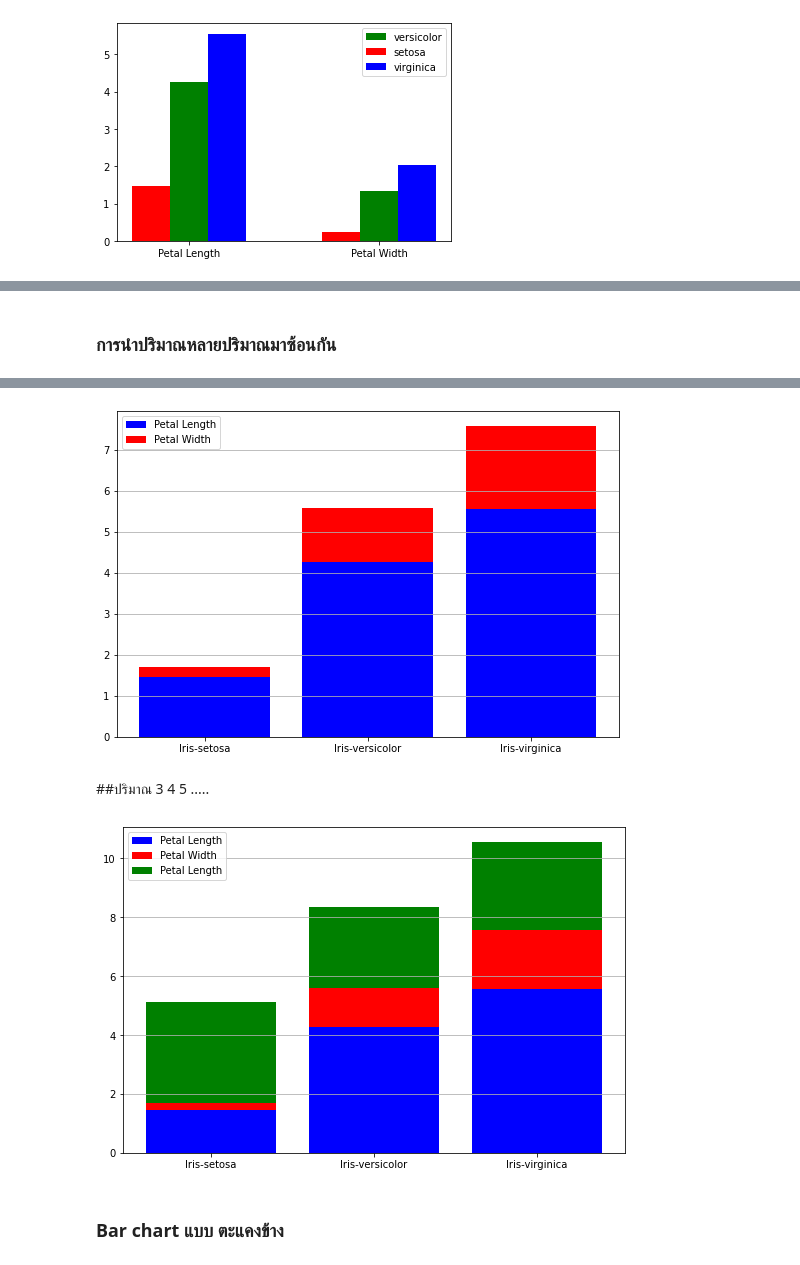
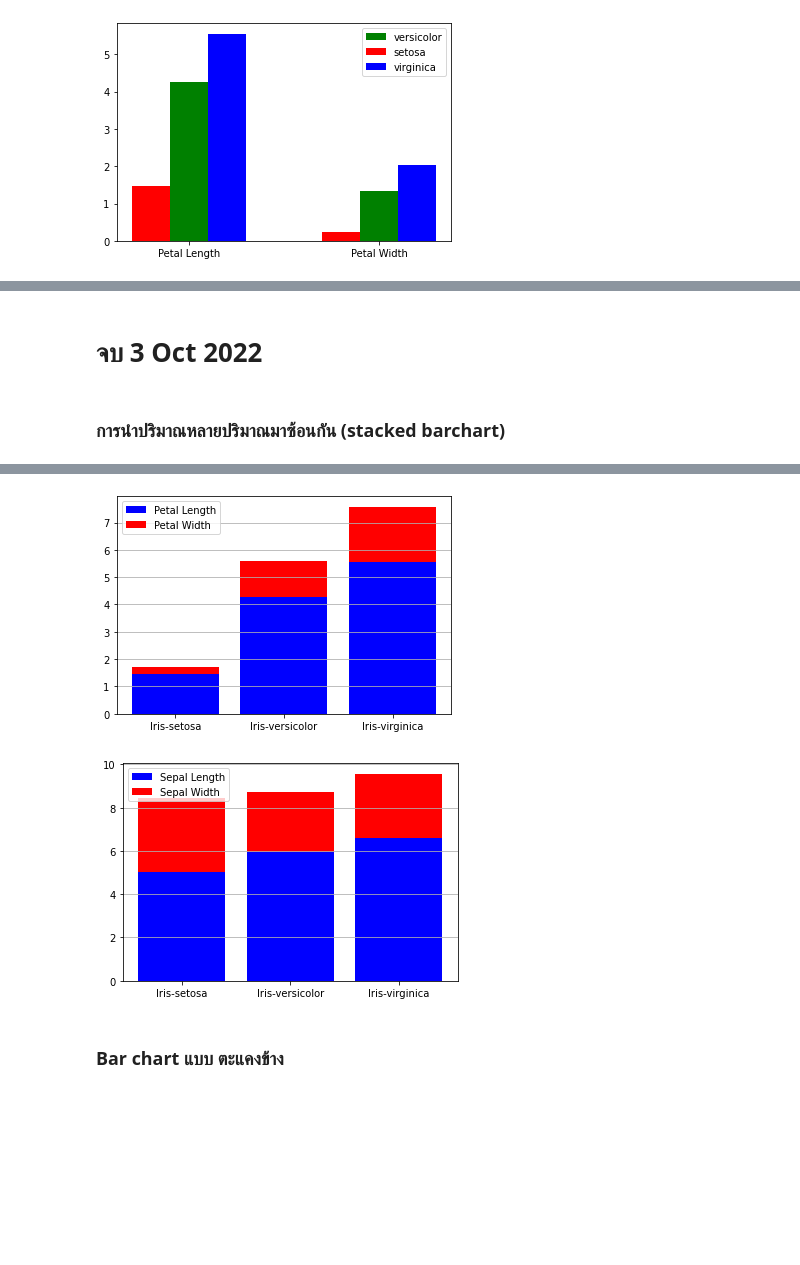
Before and after one commit to PatchareepornT/Basicprg_DataViz65, a Jupyter notebook: DataViz04_Data_Comparison.ipynb, the cells around one changed output, grey strips where cells are left out. Saved outputs shown, nothing was run; the diff lists cells and outputs as text; code cells hidden in the pictures; blank space fills up the shorter version.

```diff
--- a/DataViz04_Data_Comparison.ipynb
+++ b/DataViz04_Data_Comparison.ipynb
@@ -294,3 +268,0 @@ sample_data
-# %%
-import matplotlib
-matplotlib.rcParams['figure.figsize']=[9,6]
@@ -312,5 +269,7 @@ plt.legend();
+# %% [markdown]
+# จบ 3 Oct 2022
 # %% [markdown]
-### การนำปริมาณหลายปริมาณมาซ้อนกัน
+### การนำปริมาณหลายปริมาณมาซ้อนกัน (stacked barchart)
 # %% [markdown]
 ![staked bar.png](embedded-picture-1)
 # %%
@@ -320,18 +279,15 @@ plt.xticks([1,2,3], sample_data.reset_index()['Name'])
 plt.grid(True,axis='y')
 plt.legend();
 # %% [output]
-[figure, old version]
+[figure, new version]
-# %% [markdown]
-##ปริมาณ 3 4 5 .....
 # %%
-plt.bar([1,2,3],sample_data['PetalLength'],color='b',label='Petal Length')
-plt.bar([1,2,3],sample_data['PetalWidth'],bottom=sample_data['PetalLength'],color='r',label='Petal Width')
-plt.bar([1,2,3],sample_data['SepalWidth'],bottom=sample_data['PetalWidth']+sample_data['PetalLength'],color='g',label='Petal Length')
+plt.bar([1,2,3],sample_data['SepalLength'],color='b',label='Sepal Length')
+plt.bar([1,2,3],sample_data['SepalWidth'],bottom=sample_data['SepalLength'],color='r',label='Sepal Width')
 plt.xticks([1,2,3], sample_data.reset_index()['Name'])
 plt.grid(True,axis='y')
-plt.legend();
+plt.legend(loc=2);
 # %% [output]
-[figure, old version]
+[figure, new version]
 # %% [markdown]
 ### Bar chart แบบ ตะแคงข้าง
 # %%
```
Also changed, not shown: parts of 51 cells of this notebook.
